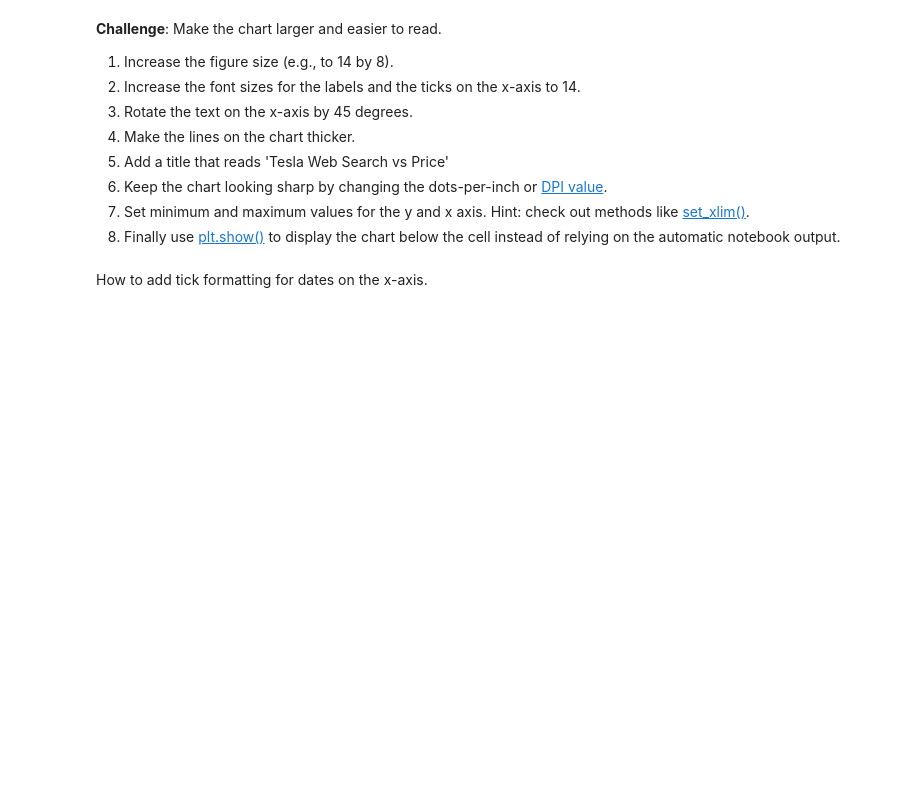
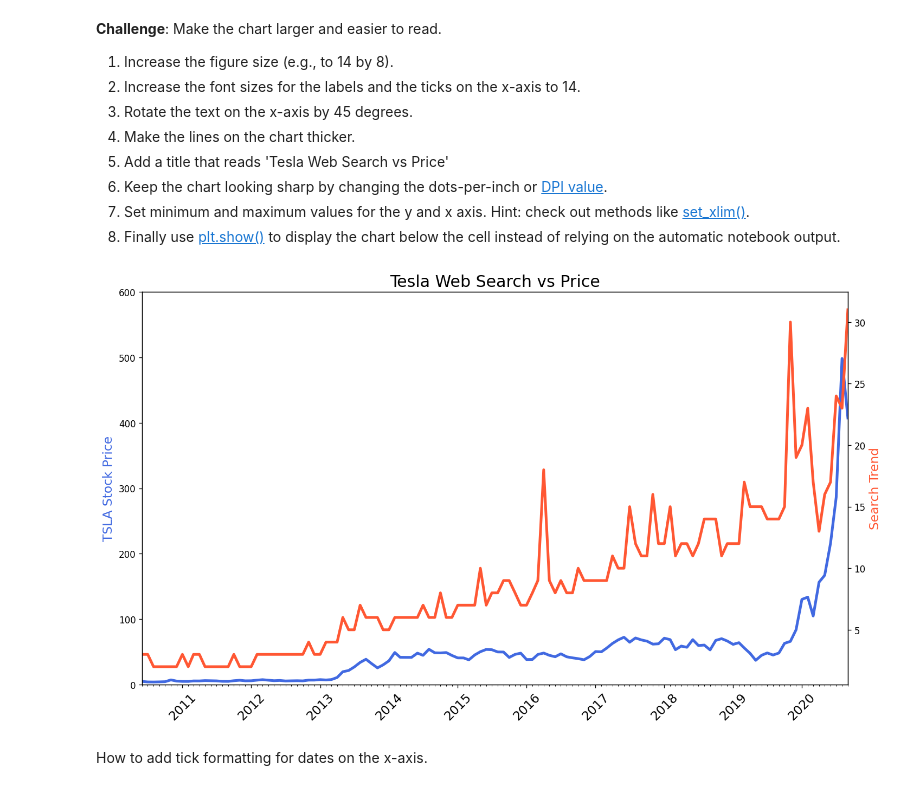
Before and after one commit to jhoeljp/Data-Analytics, a Jupyter notebook: Other/Google_Trends/Google_Trends_Analysis.ipynb, the cells around one changed output. Saved outputs shown, nothing was run; the diff lists cells and outputs as text; code cells hidden in the pictures; blank space fills up the shorter version.

```diff
--- a/Other/Google_Trends/Google_Trends_Analysis.ipynb
+++ b/Other/Google_Trends/Google_Trends_Analysis.ipynb
@@ -257,6 +246,9 @@ df_btc_monthly
 ### Notebook Formatting & Style Helpers
 # %%
 # Create locators for ticks on the time axis
+years = mdates.YearLocator()
+months = mdates.MonthLocator()
+years_fmt = mdates.DateFormatter('%Y')
 # %%
 # Register date converters to avoid warning messages
 # %% [markdown]
@@ -278,6 +300,30 @@ Hint: you can colour both the [axis labels](https://matplotlib.org/3.3.2/api/tex
 6. Keep the chart looking sharp by changing the dots-per-inch or [DPI value](https://matplotlib.org/3.1.1/api/_as_gen/matplotlib.pyplot.figure.html).
 7. Set minimum and maximum values for the y and x axis. Hint: check out methods like [set_xlim()](https://matplotlib.org/3.1.1/api/_as_gen/matplotlib.axes.Axes.set_xlim.html).
 8. Finally use [plt.show()](https://matplotlib.org/3.2.1/api/_as_gen/matplotlib.pyplot.show.html) to display the chart below the cell instead of relying on the automatic notebook output.
+# %%
+plt.figure(figsize=(14,8),dpi=120)
+plt.xticks(rotation=45,fontsize=14)
+plt.title('Tesla Web Search vs Price',fontsize=18)
+
+ax1 = plt.gca()
+ax2 = ax1.twinx()
+
+ax1.set_xlim(df_tesla.MONTH.min(),df_tesla.MONTH.max())
+ax1.set_ylim(0,600)
+
+ax1.plot(df_tesla.MONTH,df_tesla.TSLA_USD_CLOSE,c='royalblue',linewidth=3)
+ax2.plot(df_tesla.MONTH,df_tesla.TSLA_WEB_SEARCH,c='#ff5733',linewidth=3)
+
+ax1.xaxis.set_major_locator(years)
+ax1.xaxis.set_major_formatter(years_fmt)
+ax1.xaxis.set_minor_locator(months)
+
+ax1.set_ylabel('TSLA Stock Price',c='royalblue',fontsize=14)
+ax2.set_ylabel('Search Trend',c='#ff5733',fontsize=14)
+
+plt.show()
+# %% [output]
+[figure, added]
 # %% [markdown]
 How to add tick formatting for dates on the x-axis.
 # %% [markdown]
```
Also changed, not shown: parts of 8 cells of this notebook.
